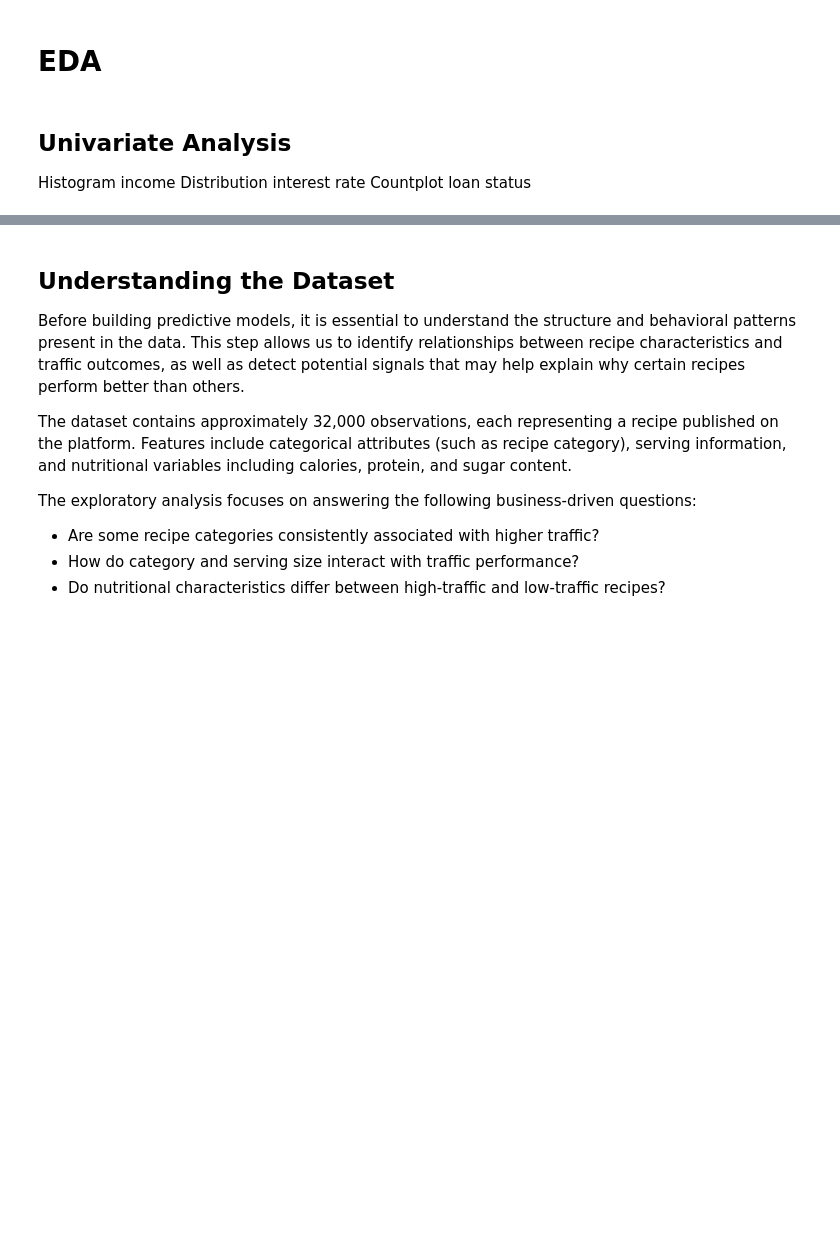
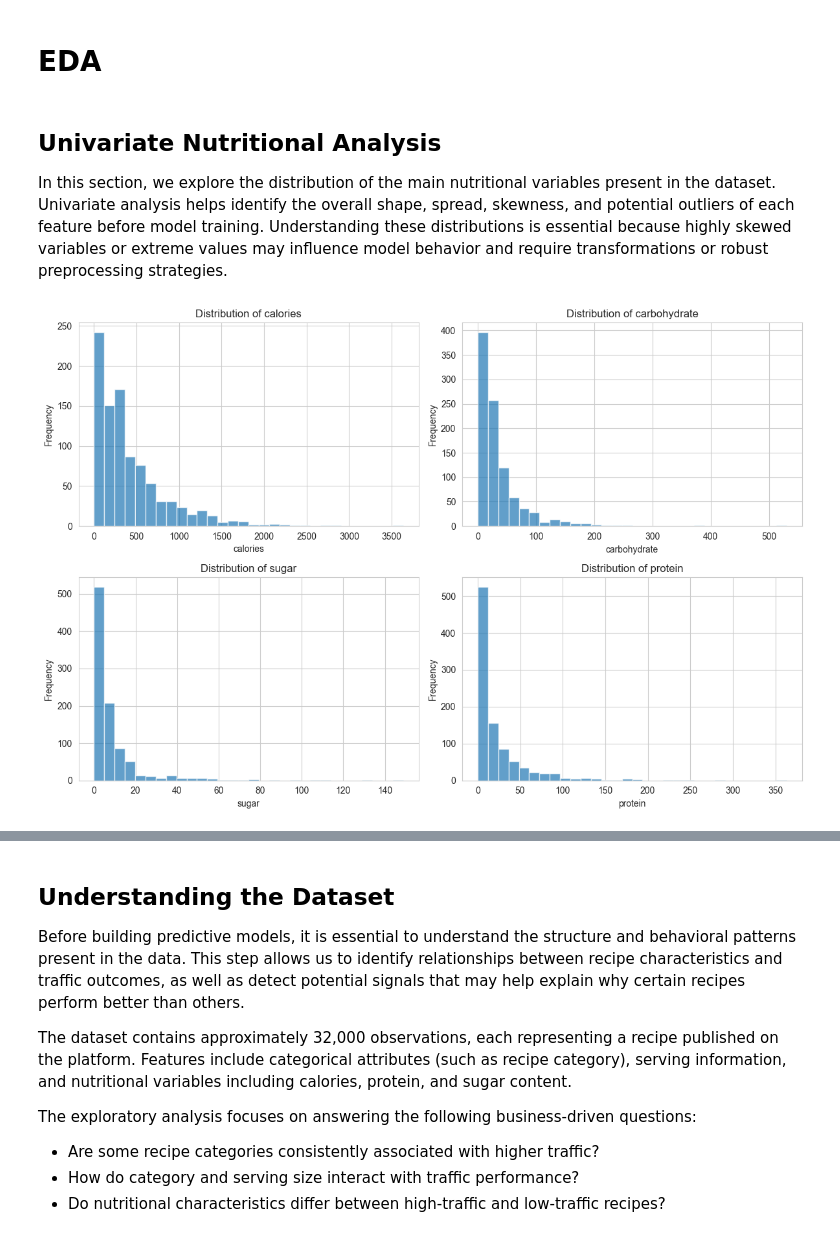
Before and after one commit to hectoras20/py-projects, a Jupyter notebook: content_promotion_risk_modeling/recipes_model_analysis.ipynb, the cells around one changed output, grey strips where cells are left out. Drawn from its saved outputs; the diff is of its cells as text; code cells hidden in the pictures; blank space fills up the shorter version.

Commit message:
feat: finalize end-to-end modeling workflow and business promotion strategy analysis

```diff
--- a/content_promotion_risk_modeling/recipes_model_analysis.ipynb
+++ b/content_promotion_risk_modeling/recipes_model_analysis.ipynb
@@ -187,4 +202,4 @@ applied to each variable prior to modeling.
 nutrition_cols = ['calories','carbohydrate','sugar','protein']
 
 for col in nutrition_cols:
-    raw_data[col].fillna(raw_data[col].median(), inplace=True)
+    clean_data[col] = clean_data[col].fillna(clean_data[col].median())
@@ -209,12 +206,12 @@ For example, when doing 'df[col].method(value, inplace=True)', try using 'df.met
 # %% [markdown]
 ### Categorical Encoding
 # %%
-raw_data = pd.get_dummies(raw_data, columns=['category'])
+clean_data = pd.get_dummies(clean_data, columns=['category'])
 # %% [markdown]
 ### Servings Standardization
 # %%
-raw_data['servings_num'] = (
-    raw_data['servings']
+clean_data['servings_num'] = (
+    clean_data['servings']
     .str.extract('(\d+)')
     .astype(float)
 )
@@ -255,7 +252,23 @@ This structured validation process ensures data consistency, prevents unnecessar
 # %% [markdown]
 # EDA
 # %% [markdown]
-## Univariate Analysis
-Histogram income
-Distribution interest rate
-Countplot loan status
+## Univariate Nutritional Analysis
+In this section, we explore the distribution of the main nutritional variables present in the dataset.
+Univariate analysis helps identify the overall shape, spread, skewness, and potential outliers of each feature before model training.
+Understanding these distributions is essential because highly skewed variables or extreme values may influence model behavior and require transformations or robust preprocessing strategies.
+# %%
+numeric_cols = ['calories', 'carbohydrate', 'sugar', 'protein']
+
+plt.figure(figsize=(12,8))
+
+for i, col in enumerate(numeric_cols, 1):
+    plt.subplot(2,2,i)
+    plt.hist(clean_data[col], bins=30, alpha=0.7)
+    plt.title(f'Distribution of {col}')
+    plt.xlabel(col)
+    plt.ylabel('Frequency')
+
+plt.tight_layout()
+plt.show()
+# %% [output]
+[figure, added]
```
Also changed, not shown: parts of 52 cells of this notebook, 6 other files.
